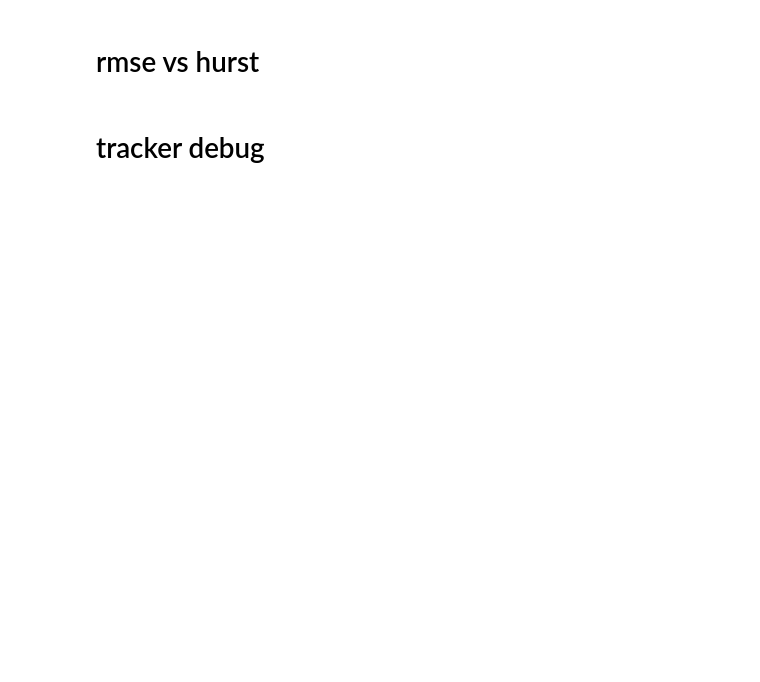
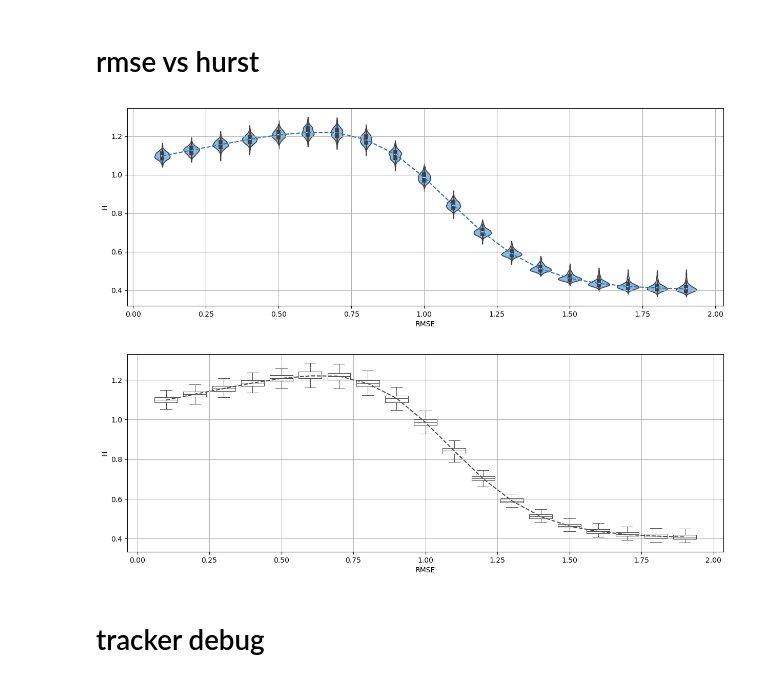
Before and after one commit to Shamaich1337/NMOT, a Jupyter notebook: notebooks/kalman_debug.ipynb, the cells around one changed output. Saved outputs shown, nothing was run; the diff lists cells and outputs as text; code cells hidden in the pictures; blank space fills up the shorter version.

```diff
--- a/notebooks/kalman_debug.ipynb
+++ b/notebooks/kalman_debug.ipynb
@@ -145,16 +160,30 @@ for hurst in np.arange(0.1, 2.0, 0.1):
 # %%
 hurst_df = pd.DataFrame(hurst_dict)
 # %%
-fig, ax = plt.subplots(nrows=2)
-fig.set_size_inches((15,8))
-sns.histplot(hurst_df, bins=100, stat='density', kde=True, ax=ax[0], palette='viridis')
-sns.violinplot(hurst_df, ax=ax[1], native_scale=True, palette='viridis')
-ax[1].plot(hurst_df.median())
-ax[0].set_xlabel('RMSE')
-ax[1].set_ylabel('RMSE')
-ax[1].set_xlabel('H')
-ax[1].grid()
-plt.show()
+# plt.figure(figsize = (15, 5))
+# sns.kdeplot(hurst_df, palette='viridis')
+# plt.xlabel('RMSE')
+# plt.ylabel('')
+# plt.show()
+
+plt.figure(figsize = (15, 5))
+sns.violinplot(hurst_df, native_scale=True, color='xkcd:sky blue')
+plt.plot(hurst_df.median(), linestyle = '--')
+plt.xlabel('RMSE')
+plt.ylabel('H')
+
+plt.grid()
+
+fig_box = plt.figure(figsize = (15, 5))
+sns.boxplot(hurst_df, native_scale=True, color='.3', fill=False, linewidth=.75, showfliers=False)
+plt.plot(hurst_df.median(), linestyle = '--', color='.3')
+plt.xlabel('RMSE')
+plt.ylabel('H')
+plt.grid()
+plt.savefig('../data/artifacts/kalman_cv_vs_fgn_H_value.svg')
+# %% [output]
+[figure, added]
+[figure, added]
 # %% [markdown]
 # tracker debug
 # %%
```
Also changed, not shown: parts of 3 cells of this notebook, 3 other files.
